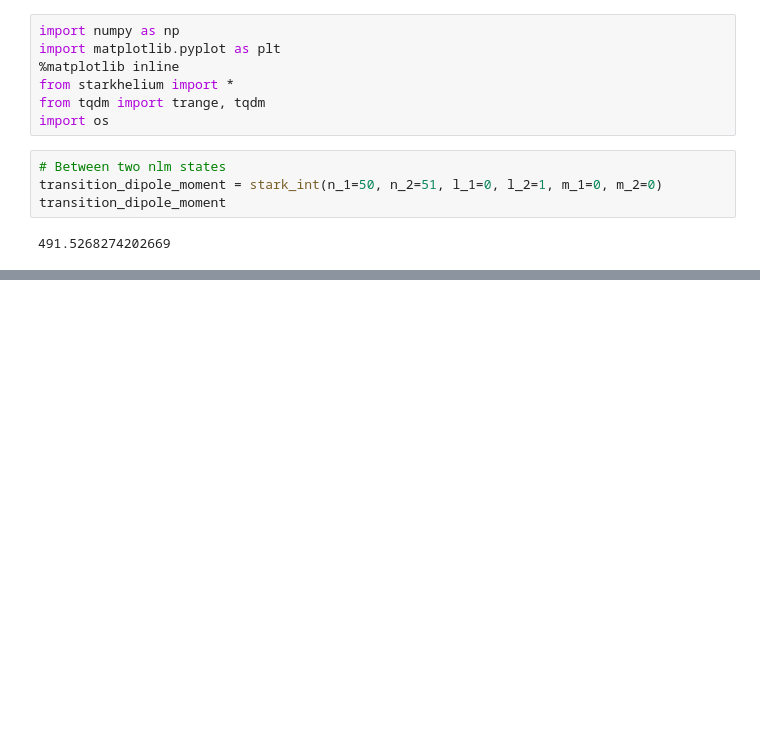
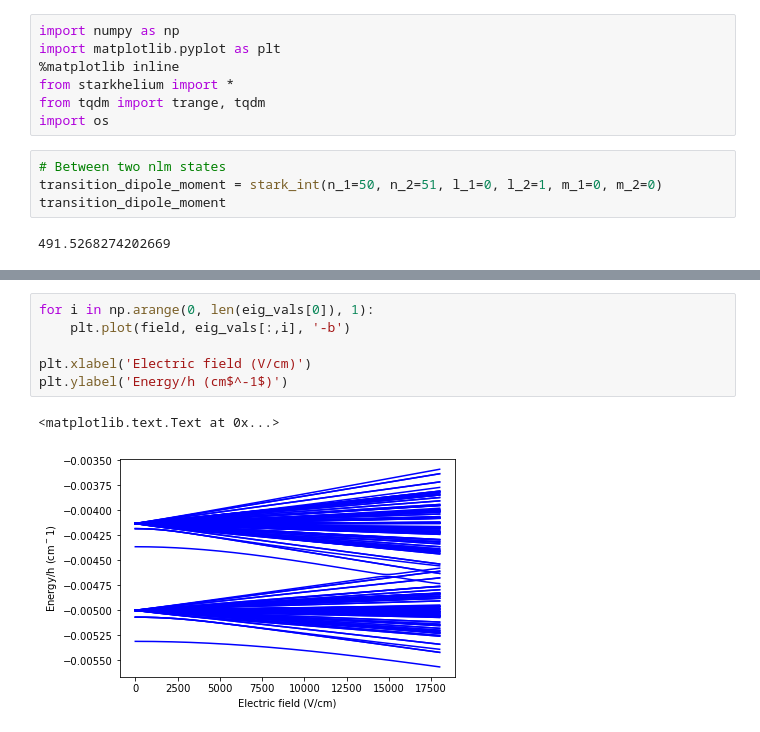
Before and after one commit to aa-morgan/Rydberg_helium_Stark, a Jupyter notebook: starkhelium/Transition dipole moments.ipynb, the cells around one changed output, grey strips where cells are left out. Saved outputs shown, nothing was run; the diff lists cells and outputs as text; blank space fills up the shorter version.

```diff
--- a/starkhelium/Transition dipole moments.ipynb
+++ b/starkhelium/Transition dipole moments.ipynb
@@ -54,0 +62,9 @@ n_vals, L_vals, m_vals
+# %%
+for i in np.arange(0, len(eig_vals[0]), 1):
+    plt.plot(field, eig_vals[:,i], '-b')
+
+plt.xlabel('Electric field (V/cm)')
+plt.ylabel('Energy/h (cm$^-1$)')
+# %% [output]
+<matplotlib.text.Text at 0x...>
+[figure, added]
```
Also changed, not shown: parts of 7 cells of this notebook.
